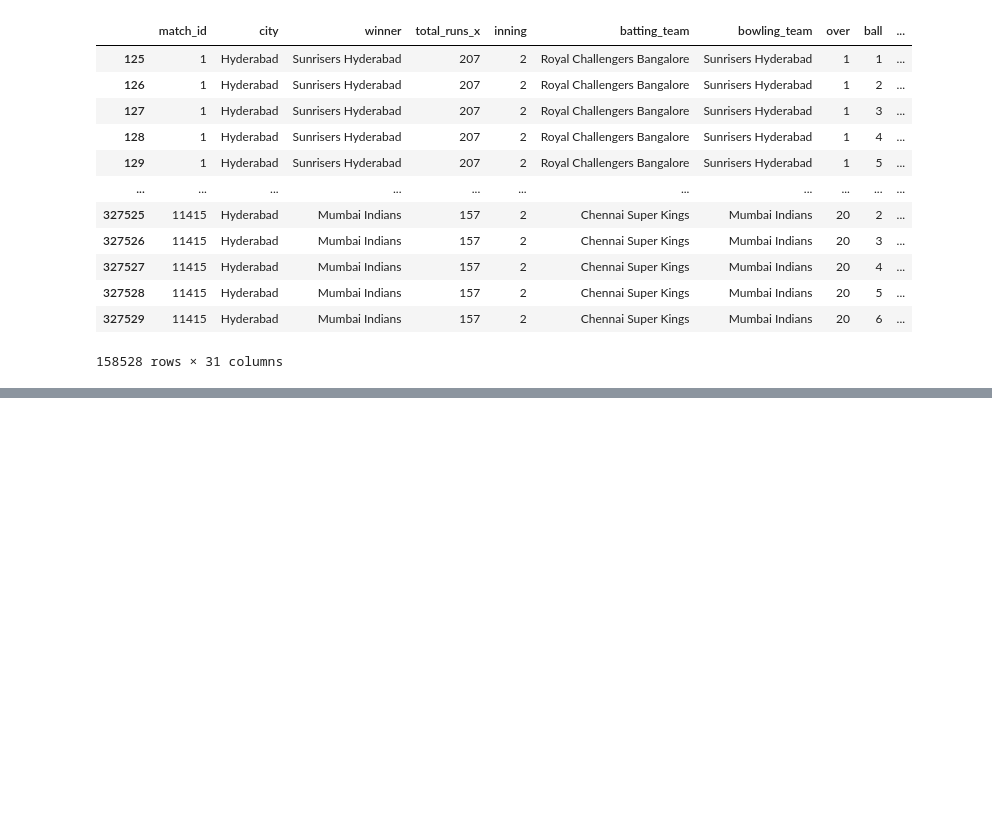
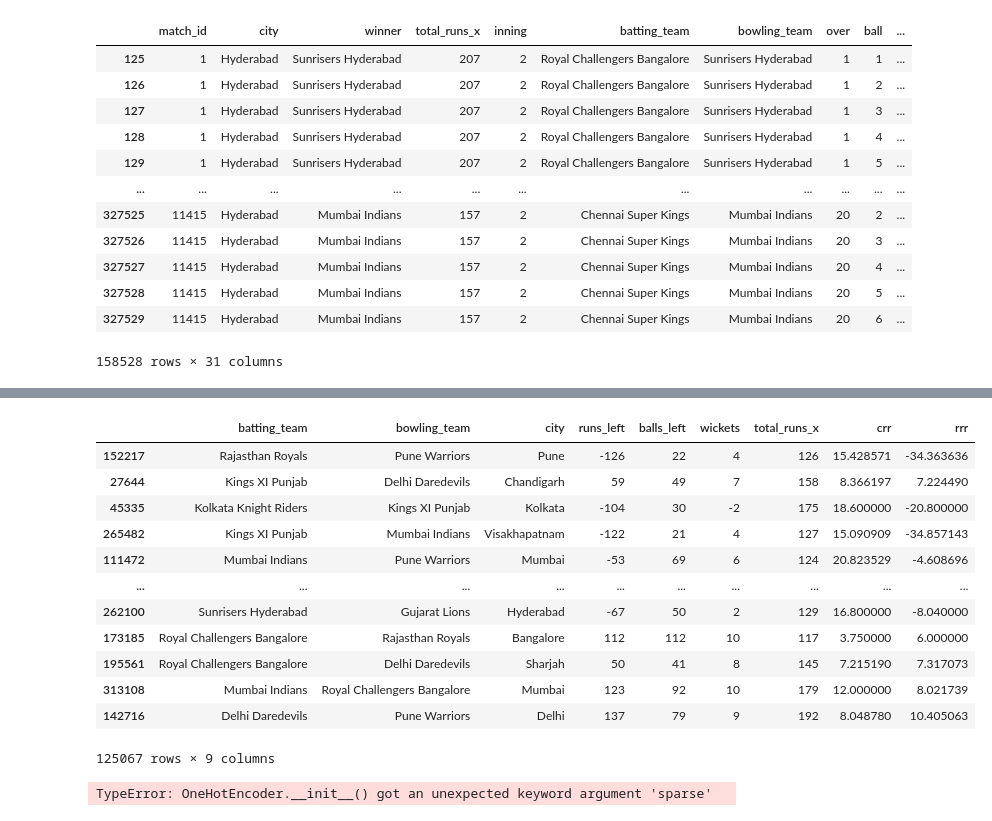
Before and after one commit to RandomRohit-hub/IPL-Data-Predictive-model, a Jupyter notebook: Untitled.ipynb, the cells around one changed output, grey strips where cells are left out. Cells and saved outputs as stored; diff of their text form; code cells hidden in the pictures; blank space fills up the shorter version.

```diff
--- a/Untitled.ipynb
+++ b/Untitled.ipynb
@@ -360,3 +360,30 @@ X = final_df.iloc[:,:-1]
 y = final_df.iloc[:,-1]
 from sklearn.model_selection import train_test_split
 X_train,X_test,y_train,y_test = train_test_split(X,y,test_size=0.2,random_state=1)
+# %%
+
+X_train
+# %% [output]
+|  | batting_team | bowling_team | city | runs_left | balls_left | wickets | total_runs_x | crr | rrr |
+| 152217 | Rajasthan Royals | Pune Warriors | Pune | -126 | 22 | 4 | 126 | 15.428571 | -34.363636 |
+| 27644 | Kings XI Punjab | Delhi Daredevils | Chandigarh | 59 | 49 | 7 | 158 | 8.366197 | 7.224490 |
+| 45335 | Kolkata Knight Riders | Kings XI Punjab | Kolkata | -104 | 30 | -2 | 175 | 18.600000 | -20.800000 |
+| 265482 | Kings XI Punjab | Mumbai Indians | Visakhapatnam | -122 | 21 | 4 | 127 | 15.090909 | -34.857143 |
+| 111472 | Mumbai Indians | Pune Warriors | Mumbai | -53 | 69 | 6 | 124 | 20.823529 | -4.608696 |
+| ... | ... | ... | ... | ... | ... | ... | ... | ... | ... |
+| 262100 | Sunrisers Hyderabad | Gujarat Lions | Hyderabad | -67 | 50 | 2 | 129 | 16.800000 | -8.040000 |
+| 173185 | Royal Challengers Bangalore | Rajasthan Royals | Bangalore | 112 | 112 | 10 | 117 | 3.750000 | 6.000000 |
+| 195561 | Royal Challengers Bangalore | Delhi Daredevils | Sharjah | 50 | 41 | 8 | 145 | 7.215190 | 7.317073 |
+| 313108 | Mumbai Indians | Royal Challengers Bangalore | Mumbai | 123 | 92 | 10 | 179 | 12.000000 | 8.021739 |
+| 142716 | Delhi Daredevils | Pune Warriors | Delhi | 137 | 79 | 9 | 192 | 8.048780 | 10.405063 |
+125067 rows × 9 columns
+# %%
+from sklearn.compose import ColumnTransformer
+from sklearn.preprocessing import OneHotEncoder
+
+trf = ColumnTransformer([
+    ('trf',OneHotEncoder(sparse=False,drop='first'),['batting_team','bowling_team','city'])
+]
+,remainder='passthrough')
+# %% [output]
+TypeError: OneHotEncoder.__init__() got an unexpected keyword argument 'sparse'
```
Also changed, not shown: parts of 1 cell of this notebook.
